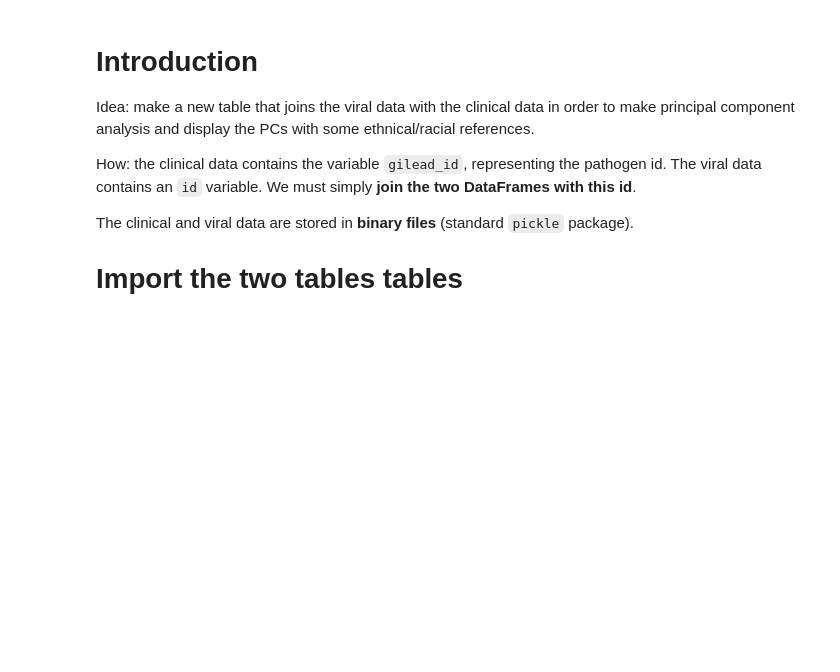
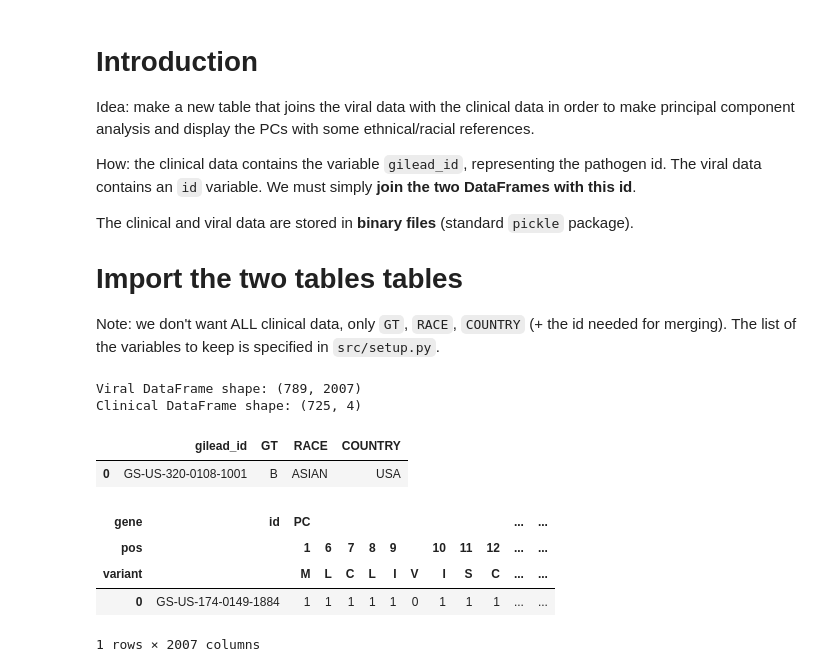
Before and after one commit to matthiaszeller/HBV, a Jupyter notebook: Joint viral and clinical data.ipynb, the cells around one changed output. Drawn from its saved outputs; the diff is of its cells as text; code cells hidden in the pictures; blank space fills up the shorter version.

```diff
--- a/Joint viral and clinical data.ipynb
+++ b/Joint viral and clinical data.ipynb
@@ -16,8 +23,32 @@ How: the clinical data contains the variable `gilead_id`, representing the patho
 The clinical and viral data are stored in **binary files** (standard `pickle` package).
 
 # Import the two tables tables
+
+Note: we don't want ALL clinical data, only `GT`, `RACE`, `COUNTRY` (+ the id needed for merging). The list of the variables to keep is specified in `src/setup.py`.
 # %%
 with open(setup.PATH_VIRAL_DATA, 'rb') as file :
     df_viral = pickle.load(file)
 with open(setup.PATH_CLINICAL_DATA, 'rb') as file :
     df_clinical = pickle.load(file)
+
+# Keep only the relevant clinical data
+df_clinical = df_clinical[ setup.VIRAL_CLINICAL_VARIABLES ]
+
+print("Viral DataFrame shape: {}\nClinical DataFrame shape: {}"
+     .format(df_viral.shape, df_clinical.shape))
+# %% [output]
+Viral DataFrame shape: (789, 2007)
+Clinical DataFrame shape: (725, 4)
+# %%
+df_clinical.head(1)
+# %% [output]
+|  | gilead_id | GT | RACE | COUNTRY |
+| 0 | GS-US-320-0108-1001 | B | ASIAN | USA |
+# %%
+df_viral.head(1)
+# %% [output]
+| gene | id | PC |  |  |  |  |  |  |  |  | ... | ... |
+| pos |  | 1 | 6 | 7 | 8 | 9 |  | 10 | 11 | 12 | ... | ... |
+| variant |  | M | L | C | L | I | V | I | S | C | ... | ... |
+| 0 | GS-US-174-0149-1884 | 1 | 1 | 1 | 1 | 1 | 0 | 1 | 1 | 1 | ... | ... |
+1 rows × 2007 columns
```
Also changed, not shown: parts of 19 cells of this notebook, 3 other files.
